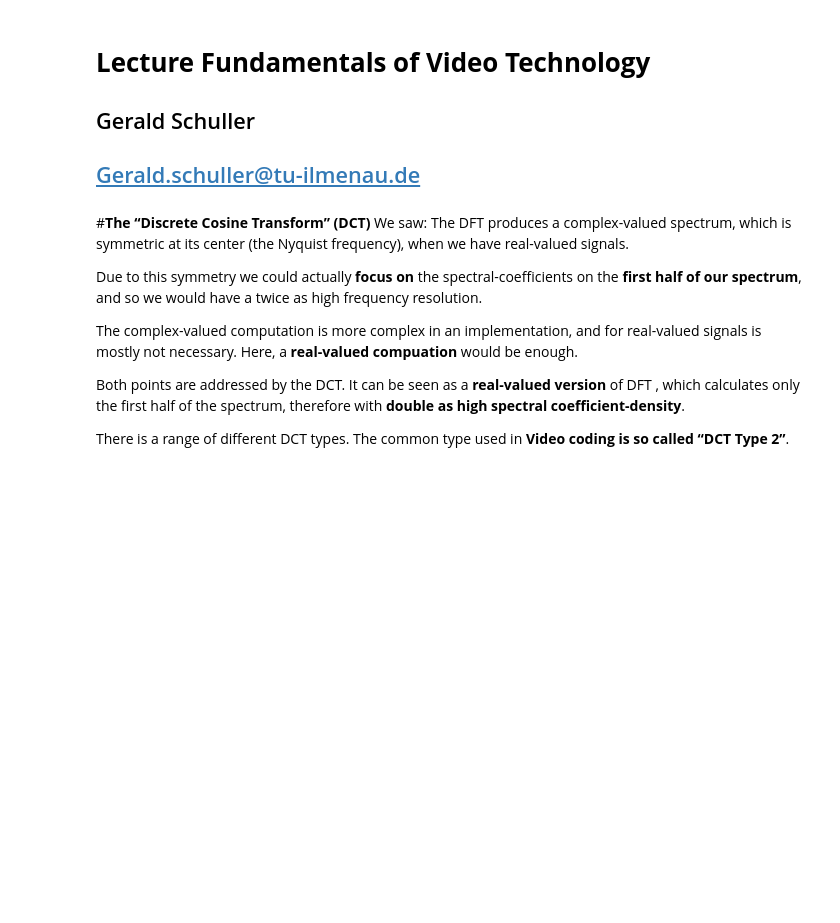
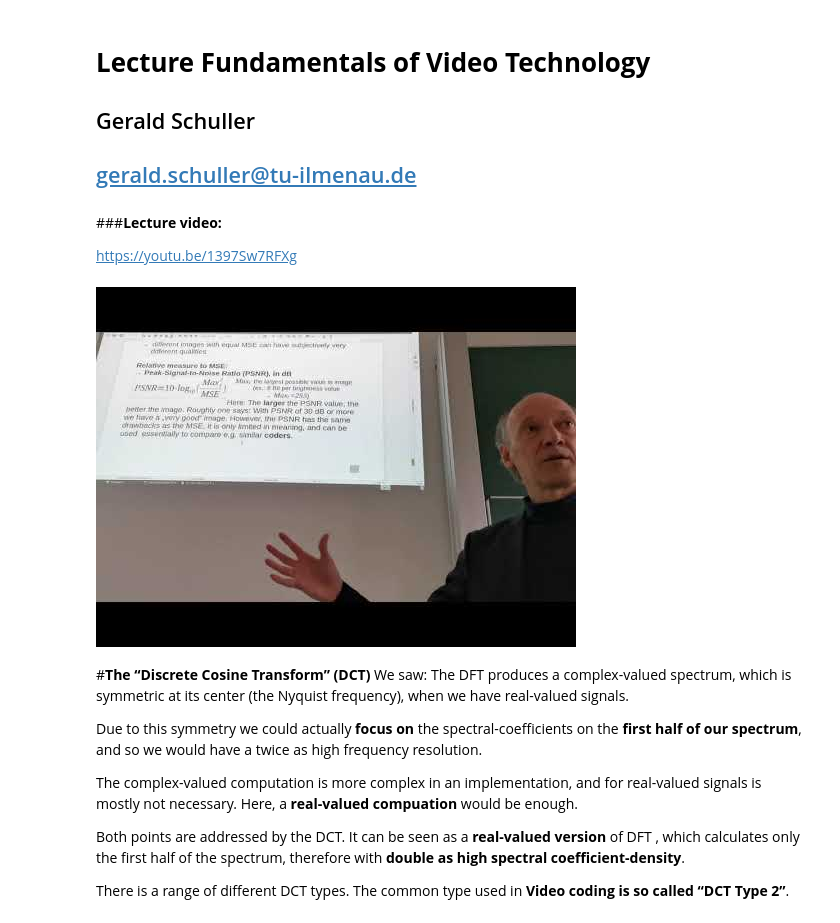
Before and after one commit to TUIlmenauAMS/GVT_Lecture_Colab, a Jupyter notebook: GVT_V6.ipynb, the cells around one changed output. Saved outputs shown, nothing was run; the diff lists cells and outputs as text; code cells hidden in the pictures; blank space fills up the shorter version.

Commit message:
lecture video added

```diff
--- a/GVT_V6.ipynb
+++ b/GVT_V6.ipynb
@@ -5,7 +5,16 @@
 
 ## Gerald Schuller
 
-## Gerald.schuller@tu-ilmenau.de
+## gerald.schuller@tu-ilmenau.de
+# %% [markdown]
+###**Lecture video:**
+
+https://youtu.be/1397Sw7RFXg
+# %%
+from IPython.display import YouTubeVideo
+YouTubeVideo('1397Sw7RFXg')
+# %% [output]
+[figure, added]
 # %% [markdown]
 #**The “Discrete Cosine Transform” (DCT)**
 We saw: The DFT produces a complex-valued spectrum, which is symmetric at its center (the Nyquist frequency), when we have real-valued signals.
```
Also changed, not shown: parts of 6 cells of this notebook.
